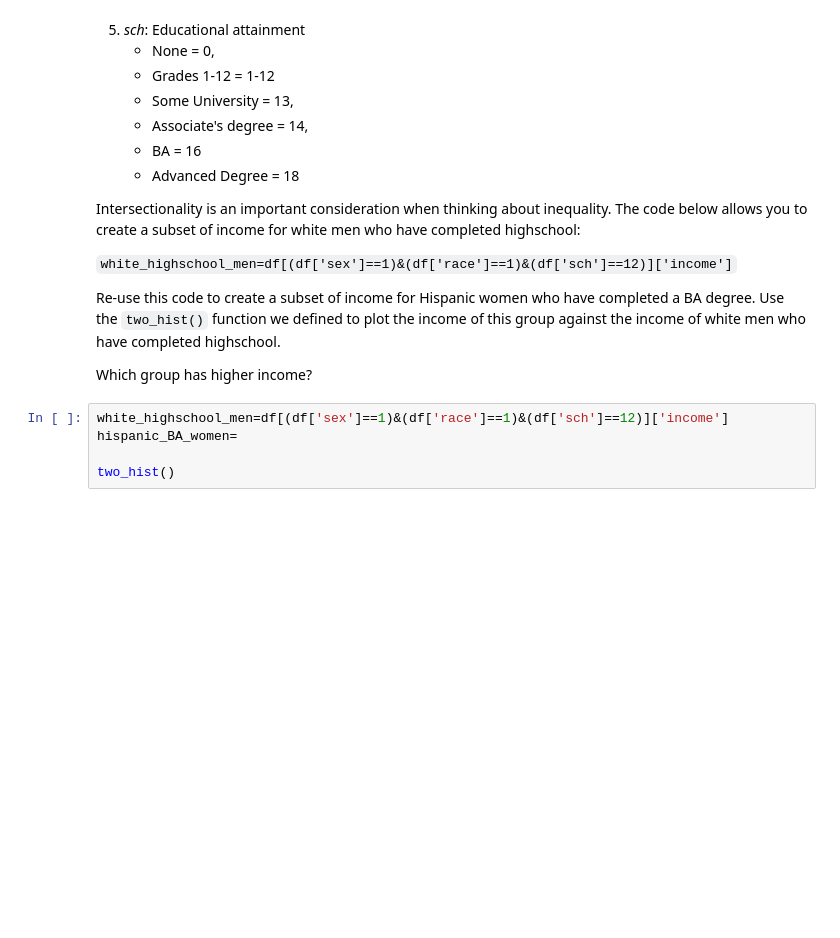
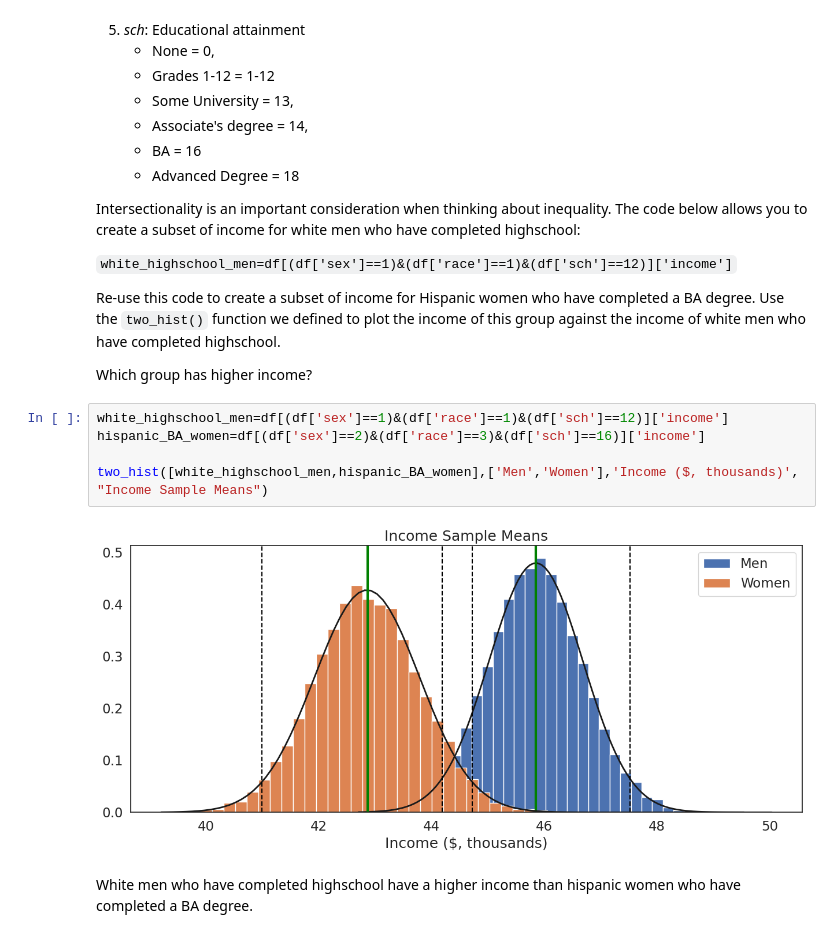
Before and after one commit to sofiya-sh/QM2, a Jupyter notebook: notebooks/W05. Distributions and Basic Statistics.ipynb, the cells around one changed output. Drawn from its saved outputs; the diff is of its cells as text; blank space fills up the shorter version.

```diff
--- a/notebooks/W05. Distributions and Basic Statistics.ipynb
+++ b/notebooks/W05. Distributions and Basic Statistics.ipynb
@@ -584,6 +583,10 @@ Re-use this code to create a subset of income for Hispanic women who have comple
 Which group has higher income?
 # %%
 white_highschool_men=df[(df['sex']==1)&(df['race']==1)&(df['sch']==12)]['income']
-hispanic_BA_women=
+hispanic_BA_women=df[(df['sex']==2)&(df['race']==3)&(df['sch']==16)]['income']
 
-two_hist()
+two_hist([white_highschool_men,hispanic_BA_women],['Men','Women'],'Income ($, thousands)', "Income Sample Means")
+# %% [output]
+[figure, added]
+# %% [markdown]
+White men who have completed highschool have a higher income than hispanic women who have completed a BA degree.
```
Also changed, not shown: parts of 9 cells of this notebook.
